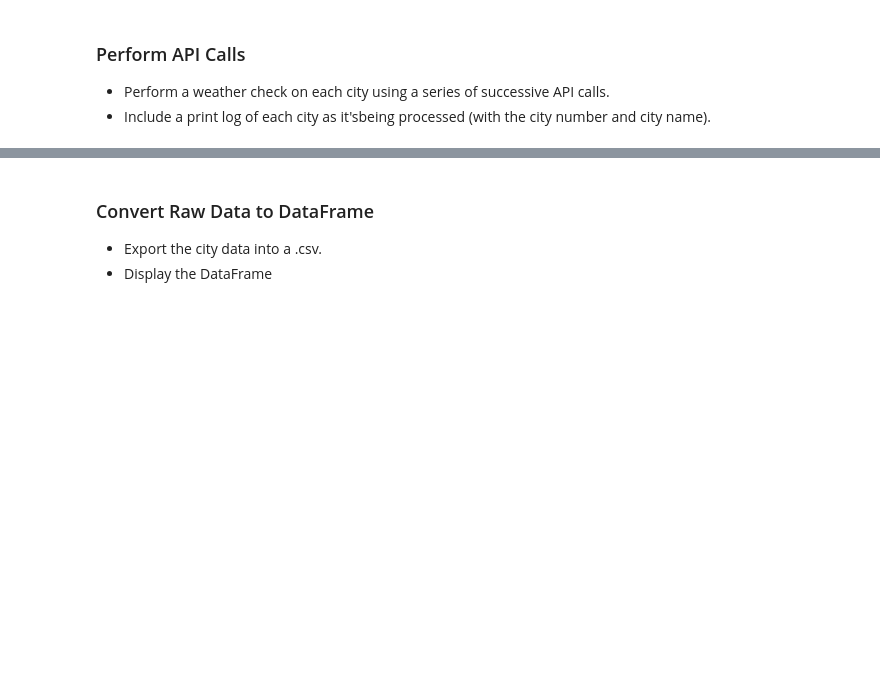
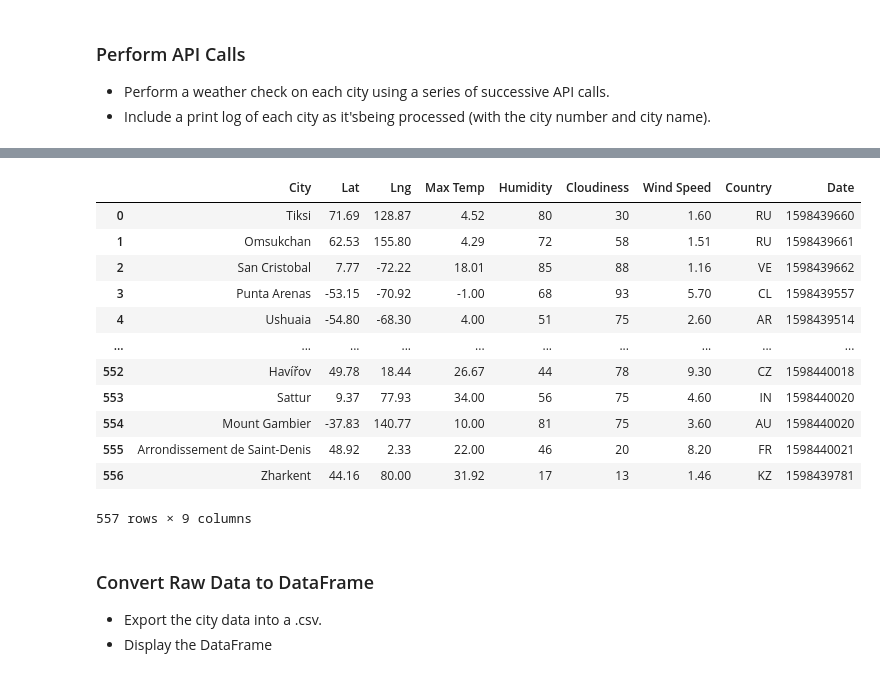
Before and after one commit to susovd/Dream-Vacation-Project, a Jupyter notebook: WeatherPy/WeatherPy.ipynb, the cells around one changed output, grey strips where cells are left out. Cells and saved outputs as stored; diff of their text form; code cells hidden in the pictures; blank space fills up the shorter version.

Commit message:
city dataframe

```diff
--- a/WeatherPy/WeatherPy.ipynb
+++ b/WeatherPy/WeatherPy.ipynb
@@ -143,3 +170,21 @@ Data Retrieval Complete
+# %%
+df = pd.DataFrame(dict)
+# %%
+df
+# %% [output]
+|  | City | Lat | Lng | Max Temp | Humidity | Cloudiness | Wind Speed | Country | Date |
+| 0 | Tiksi | 71.69 | 128.87 | 4.52 | 80 | 30 | 1.60 | RU | 1598439660 |
+| 1 | Omsukchan | 62.53 | 155.80 | 4.29 | 72 | 58 | 1.51 | RU | 1598439661 |
+| 2 | San Cristobal | 7.77 | -72.22 | 18.01 | 85 | 88 | 1.16 | VE | 1598439662 |
+| 3 | Punta Arenas | -53.15 | -70.92 | -1.00 | 68 | 93 | 5.70 | CL | 1598439557 |
+| 4 | Ushuaia | -54.80 | -68.30 | 4.00 | 51 | 75 | 2.60 | AR | 1598439514 |
+| ... | ... | ... | ... | ... | ... | ... | ... | ... | ... |
+| 552 | Havířov | 49.78 | 18.44 | 26.67 | 44 | 78 | 9.30 | CZ | 1598440018 |
+| 553 | Sattur | 9.37 | 77.93 | 34.00 | 56 | 75 | 4.60 | IN | 1598440020 |
+| 554 | Mount Gambier | -37.83 | 140.77 | 10.00 | 81 | 75 | 3.60 | AU | 1598440020 |
+| 555 | Arrondissement de Saint-Denis | 48.92 | 2.33 | 22.00 | 46 | 20 | 8.20 | FR | 1598440021 |
+| 556 | Zharkent | 44.16 | 80.00 | 31.92 | 17 | 13 | 1.46 | KZ | 1598439781 |
+557 rows × 9 columns
 # %% [markdown]
 ### Convert Raw Data to DataFrame
 * Export the city data into a .csv.
```
Also changed, not shown: parts of 21 cells of this notebook.
